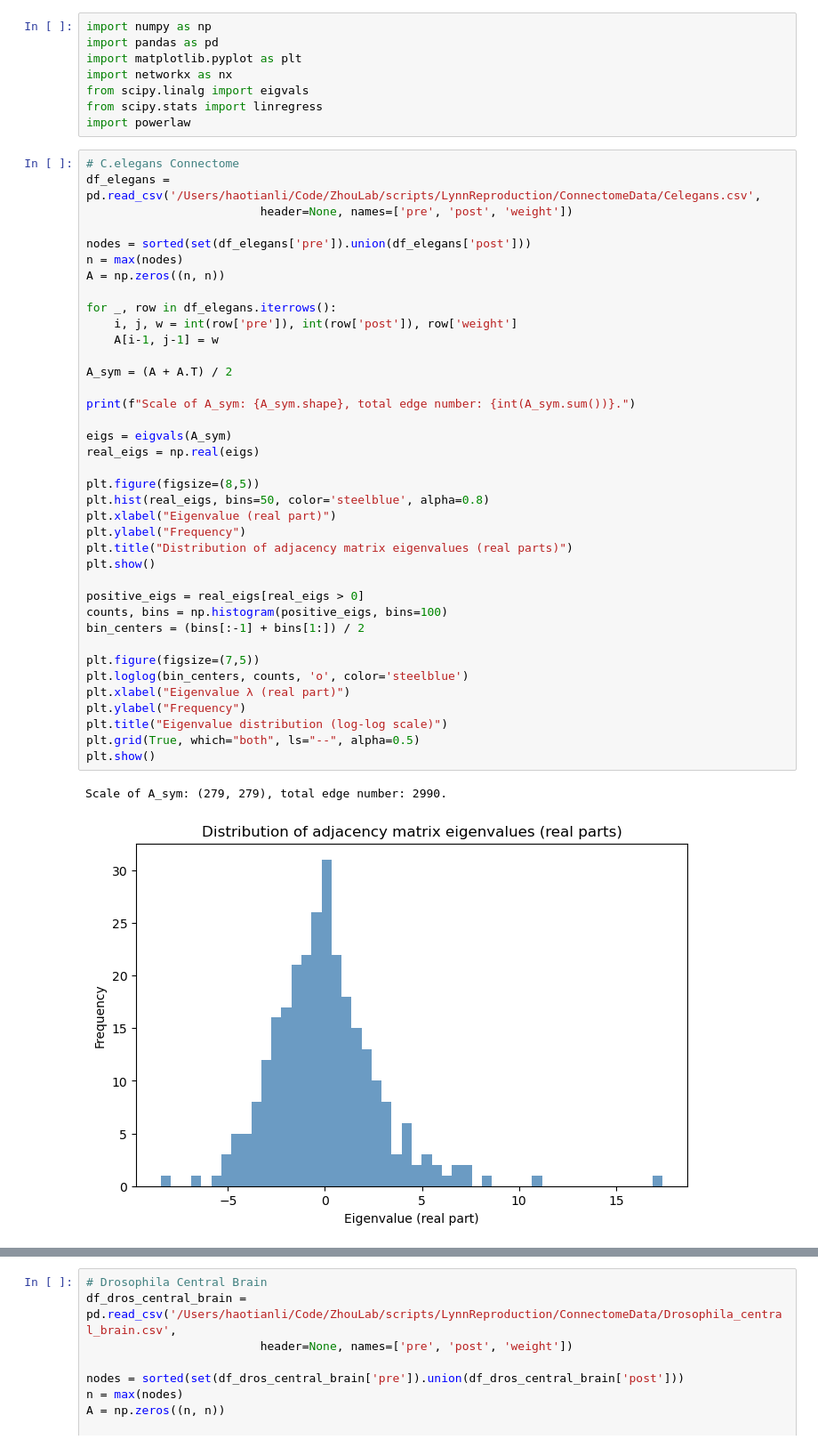
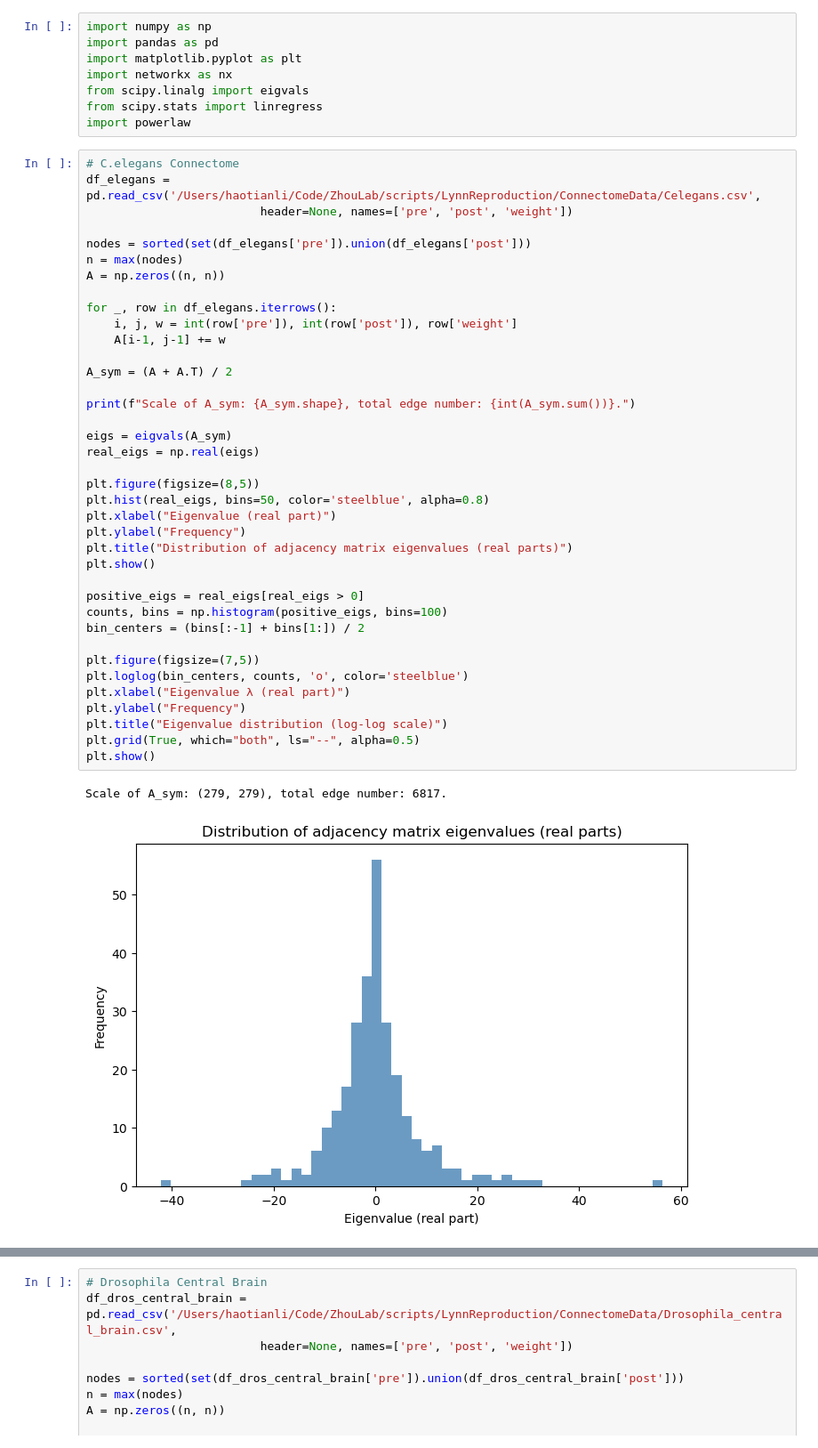
Before and after one commit to lhtPeking/Power-Law, a Jupyter notebook: LynnReproduction/Simulation/connectome_analysis.ipynb, the cells around one changed output, grey strips where cells are left out. Shown at 89% size. Drawn from its saved outputs; the diff is of its cells as text.

```diff
--- a/LynnReproduction/Simulation/connectome_analysis.ipynb
+++ b/LynnReproduction/Simulation/connectome_analysis.ipynb
@@ -17,33 +17,33 @@ A = np.zeros((n, n))
 
 for _, row in df_elegans.iterrows():
     i, j, w = int(row['pre']), int(row['post']), row['weight']
-    A[i-1, j-1] = w
+    A[i-1, j-1] += w
 
 A_sym = (A + A.T) / 2
 
 print(f"Scale of A_sym: {A_sym.shape}, total edge number: {int(A_sym.sum())}.")
 
 eigs = eigvals(A_sym)
 real_eigs = np.real(eigs)
 
 plt.figure(figsize=(8,5))
 plt.hist(real_eigs, bins=50, color='steelblue', alpha=0.8)
 plt.xlabel("Eigenvalue (real part)")
 plt.ylabel("Frequency")
 plt.title("Distribution of adjacency matrix eigenvalues (real parts)")
 plt.show()
 
 positive_eigs = real_eigs[real_eigs > 0]
 counts, bins = np.histogram(positive_eigs, bins=100)
 bin_centers = (bins[:-1] + bins[1:]) / 2
 
 plt.figure(figsize=(7,5))
 plt.loglog(bin_centers, counts, 'o', color='steelblue')
 plt.xlabel("Eigenvalue λ (real part)")
 plt.ylabel("Frequency")
 plt.title("Eigenvalue distribution (log-log scale)")
 plt.grid(True, which="both", ls="--", alpha=0.5)
 plt.show()
 # %% [output]
-Scale of A_sym: (279, 279), total edge number: 2990.
+Scale of A_sym: (279, 279), total edge number: 6817.
-[figure, old version]
+[figure, new version]
```
Also changed, not shown: parts of 3 cells of this notebook, 5 other files.
